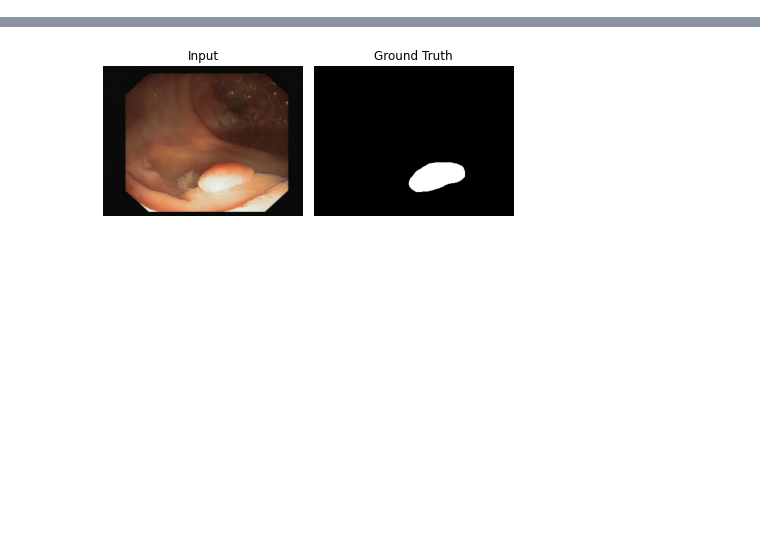
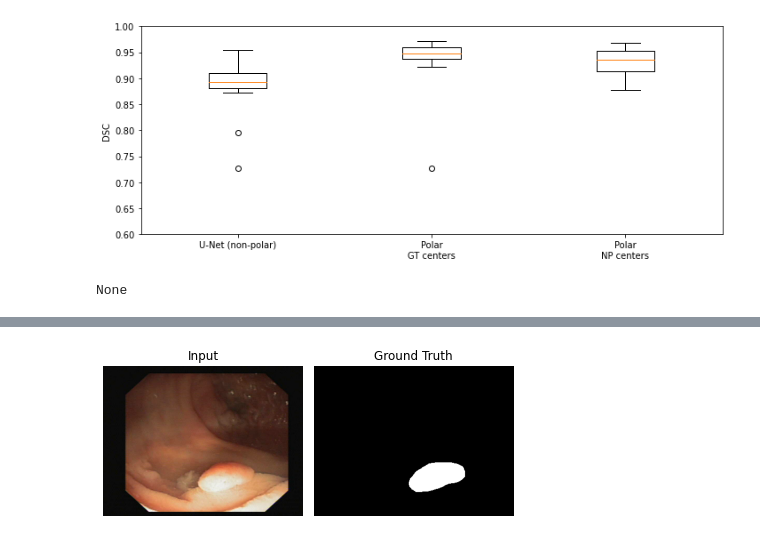
Before and after one commit to marinbenc/medical-polar-training, a Jupyter notebook: viz.ipynb, the cells around one changed output, grey strips where cells are left out. Saved outputs shown, nothing was run; the diff lists cells and outputs as text; code cells hidden in the pictures; blank space fills up the shorter version.

```diff
--- a/viz.ipynb
+++ b/viz.ipynb
@@ -7,0 +6,22 @@ h.mkdir('plots')
+# %%
+results_np = np.load('results_test_kfolds_aa-unet-nonp-folds.npy')
+results_p = np.load('results_test_kfolds_aa-unet-p-folds.npy')
+results_c = np.load('results_test_kfolds_model_centers_aa-unet-p-folds.npy')
+# %%
+dscs = [results_np[:, 0], results_p[:, 0], results_c[:, 0]]
+# %%
+plt.figure(figsize=(6, 4))
+plt.boxplot(dscs, showfliers=True)
+plt.ylabel('DSC')
+plt.ylim(0.6, 1.0)
+plt.xticks([1, 2, 3], ['U-Net (non-polar)', 'Polar\nGT centers', 'Polar\nNP centers'])
+plt.tight_layout()
+# %% [output]
+[figure, added]
+# %%
+sys.path.append('datasets/aa')
+from aa_dataset import AortaDataset
+
+dataset = AortaDataset('train', hospital_id='D', polar=True)
+# %% [output]
+None
```
Also changed, not shown: parts of 2 cells of this notebook, 19 other files.
